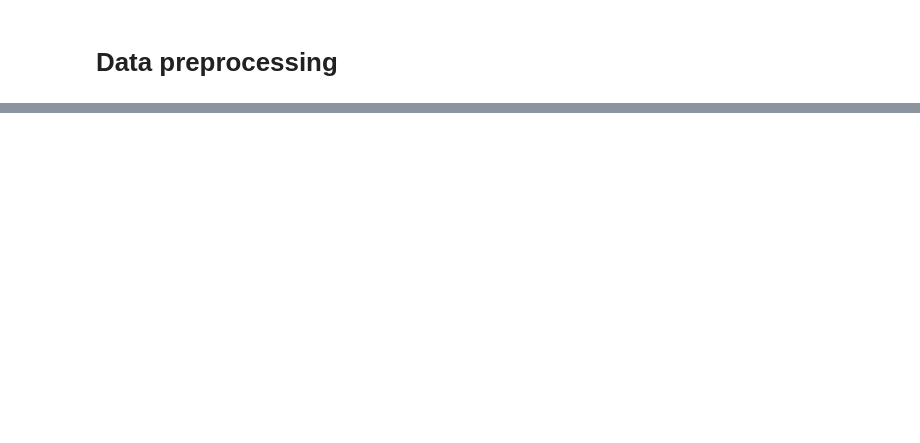
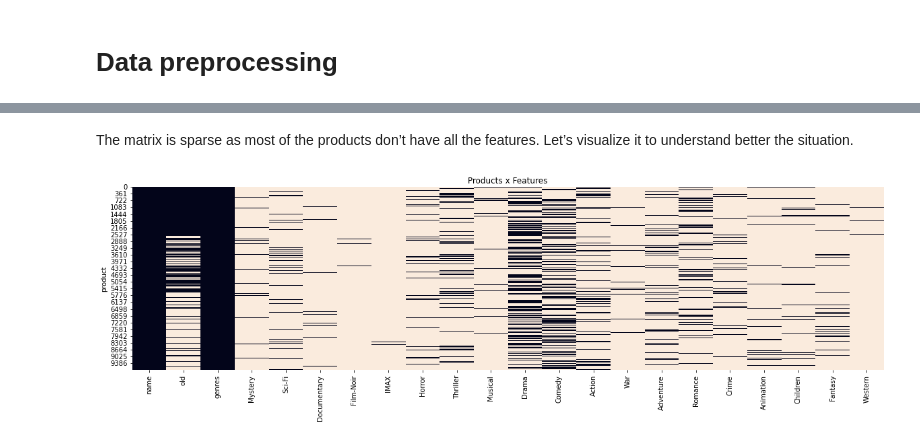
Before and after one commit to kidrissa/recommendation_system, a Jupyter notebook: notebook.ipynb, the cells around one changed output, grey strips where cells are left out. Drawn from its saved outputs; the diff is of its cells as text; code cells hidden in the pictures; blank space fills up the shorter version.

```diff
--- a/notebook.ipynb
+++ b/notebook.ipynb
@@ -19,0 +57,15 @@ from tensorflow.keras import models, layers, utils  #(2.6.0)
+# %%
+## product dataset
+df_products = df_products[~df_products["genres"].isna()]
+
+df_products["product"] = range(0, len(df_products))
+
+df_products["name"] = df_products["title"].apply(lambda x :re.sub("[\(\[].*?[\)\]]", "", x).strip())
+
+df_products["date"] = df_products["title"].apply(lambda x: int(x.split("(")[-1].replace(")","").strip()) if "(" in x and "–" not in x else np.nan)
+
+df_products["list_genres"] = df_products["genres"].apply(lambda x : re.compile("(\w+)").findall(x))
+
+df_products["date"] = df_products["date"].fillna(9999)
+
+df_products["old"] = df_products["date"].apply(lambda x: 1 if x < 2000 else 0)
@@ -19,0 +105,5 @@ from tensorflow.keras import models, layers, utils  #(2.6.0)
+# %%
+# Clean dataset
+df_products = df_products[["product", "name", "old", "genres"]].set_index("product")
+
+df_users = df_users[["user", "product", "daytime", "weekend", "y"]]
@@ -19,0 +131,7 @@ from tensorflow.keras import models, layers, utils  #(2.6.0)
+# %%
+tags = [i.split("|") for i in df_products["genres"].unique()]
+columns = list(set(i for lst in tags for i in lst))
+columns.remove('(no genres listed)')
+# %%
+for col in columns:
+    df_products[col] = df_products["genres"].apply(lambda x : 1 if col in x else 0)
@@ -19,0 +149,8 @@ from tensorflow.keras import models, layers, utils  #(2.6.0)
+# %% [markdown]
+The matrix is sparse as most of the products don’t have all the features. Let’s visualize it to understand better the situation.
+# %%
+fig, ax = plt.subplots(figsize=(20,5))
+sns.heatmap(df_products==0, vmin=0, vmax=1, cbar=False, ax=ax).set_title("Products x Features")
+plt.show()
+# %% [output]
+[figure, added]
```
Also changed, not shown: parts of 19 cells of this notebook.
